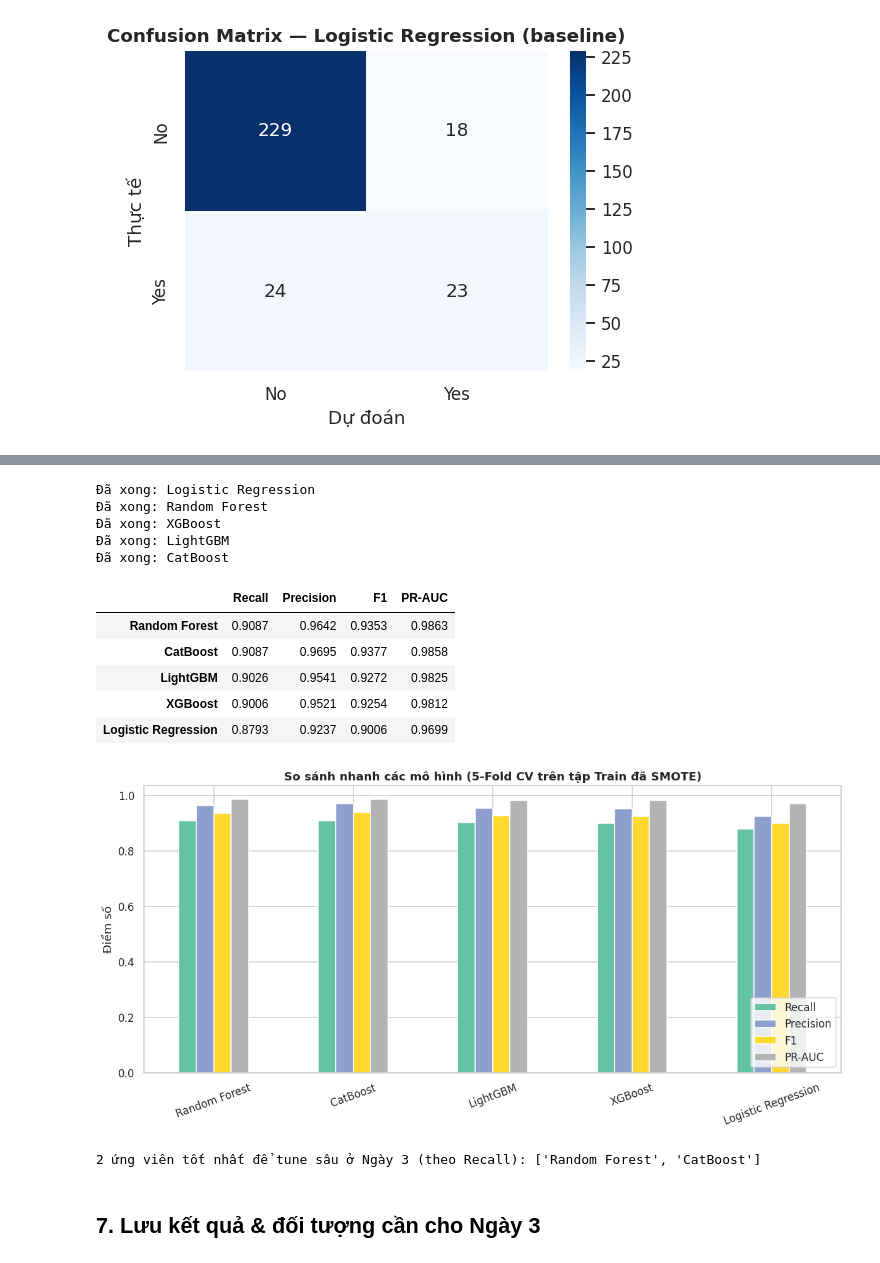
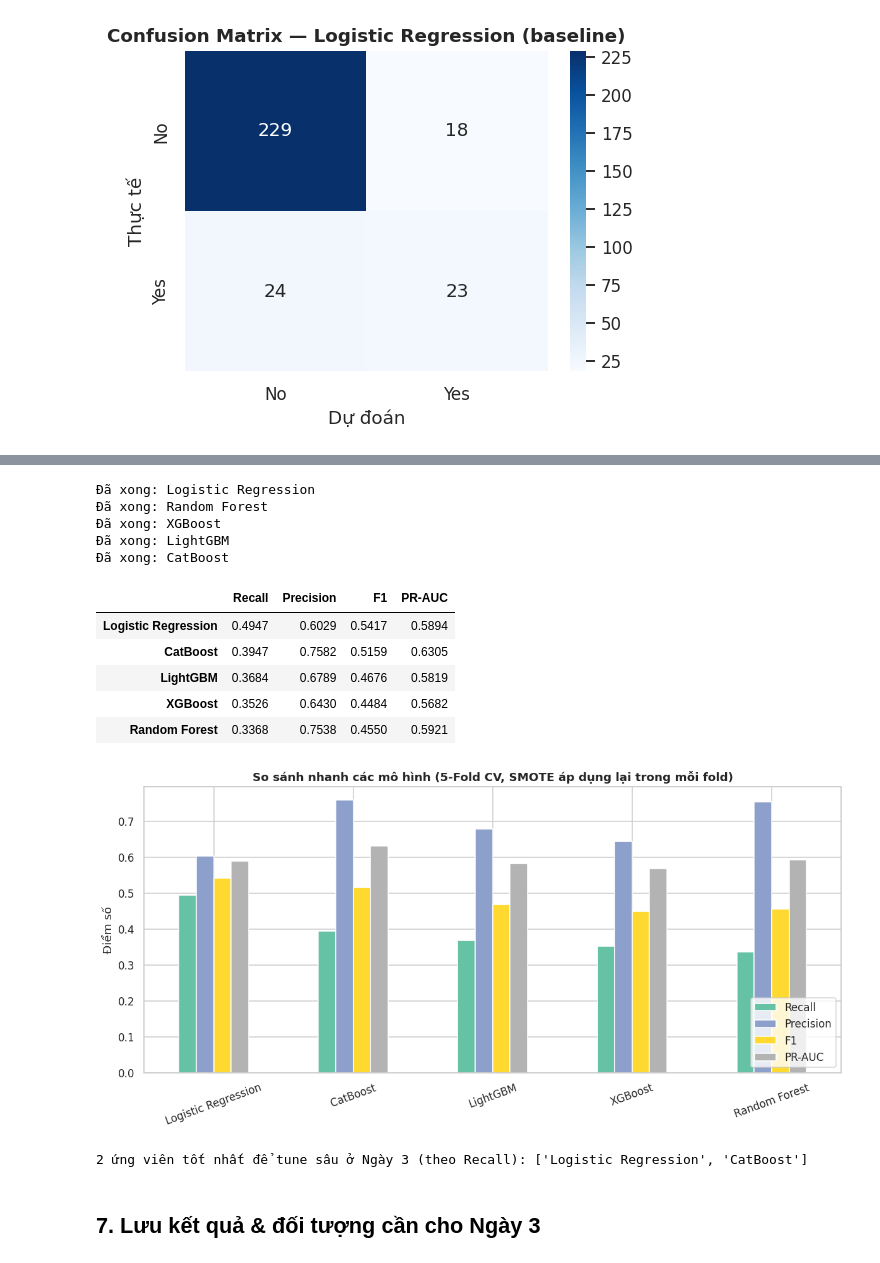
Before and after one commit to MinhQuyHang/employee-attrition-prediction, a Jupyter notebook: notebooks/02_split_smote_baseline.ipynb, the cells around one changed output, grey strips where cells are left out. Cells and saved outputs as stored; diff of their text form; code cells hidden in the pictures.

```diff
--- a/notebooks/02_split_smote_baseline.ipynb
+++ b/notebooks/02_split_smote_baseline.ipynb
@@ -158,7 +167,12 @@ scoring = ['recall', 'precision', 'f1', 'average_precision']
 
 results = {}
 for name, model in models.items():
-    scores = cross_validate(model, X_train_res, y_train_res, cv=cv, scoring=scoring, n_jobs=-1)
+    pipe = ImbPipeline([
+        ('smote', SMOTE(random_state=42, k_neighbors=5)),
+        ('clf', model),
+    ])
+    # Dùng dữ liệu train GỐC (chưa SMOTE) — pipeline sẽ tự SMOTE lại bên trong mỗi fold
+    scores = cross_validate(pipe, X_train_scaled, y_train, cv=cv, scoring=scoring, n_jobs=-1)
     results[name] = {m: scores[f'test_{m}'].mean() for m in scoring}
     print(f"Đã xong: {name}")
 
@@ -173,26 +187,26 @@ results_df.round(4)
 Đã xong: LightGBM
 Đã xong: CatBoost
 |  | Recall | Precision | F1 | PR-AUC |
-| Random Forest | 0.9087 | 0.9642 | 0.9353 | 0.9863 |
-| CatBoost | 0.9087 | 0.9695 | 0.9377 | 0.9858 |
-| LightGBM | 0.9026 | 0.9541 | 0.9272 | 0.9825 |
-| XGBoost | 0.9006 | 0.9521 | 0.9254 | 0.9812 |
-| Logistic Regression | 0.8793 | 0.9237 | 0.9006 | 0.9699 |
+| Logistic Regression | 0.4947 | 0.6029 | 0.5417 | 0.5894 |
+| CatBoost | 0.3947 | 0.7582 | 0.5159 | 0.6305 |
+| LightGBM | 0.3684 | 0.6789 | 0.4676 | 0.5819 |
+| XGBoost | 0.3526 | 0.6430 | 0.4484 | 0.5682 |
+| Random Forest | 0.3368 | 0.7538 | 0.4550 | 0.5921 |
 # %%
 ax = results_df.plot(kind='bar', figsize=(11, 5.5), colormap='Set2', rot=20)
-ax.set_title("So sánh nhanh các mô hình (5-Fold CV trên tập Train đã SMOTE)")
+ax.set_title("So sánh nhanh các mô hình (5-Fold CV, SMOTE áp dụng lại trong mỗi fold)")
 ax.set_ylabel("Điểm số")
 ax.legend(loc='lower right')
 plt.tight_layout()
 plt.savefig("../images/06_model_comparison_cv.png", bbox_inches='tight')
 plt.show()
 # %% [output]
-[figure, old version]
+[figure, new version]
 # %%
 top2 = results_df.head(2).index.tolist()
 print("2 ứng viên tốt nhất để tune sâu ở Ngày 3 (theo Recall):", top2)
 # %% [output]
-2 ứng viên tốt nhất để tune sâu ở Ngày 3 (theo Recall): ['Random Forest', 'CatBoost']
+2 ứng viên tốt nhất để tune sâu ở Ngày 3 (theo Recall): ['Logistic Regression', 'CatBoost']
 # %% [markdown]
 ## 7. Lưu kết quả & đối tượng cần cho Ngày 3
 # %%
```
Also changed, not shown: parts of 2 cells of this notebook, 2 other files.
